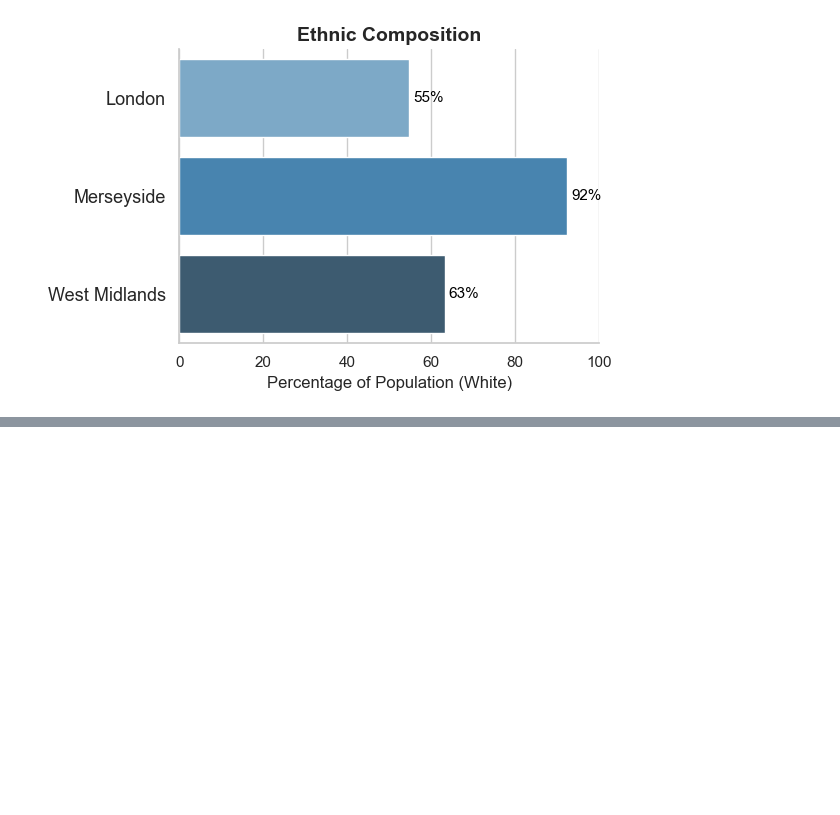
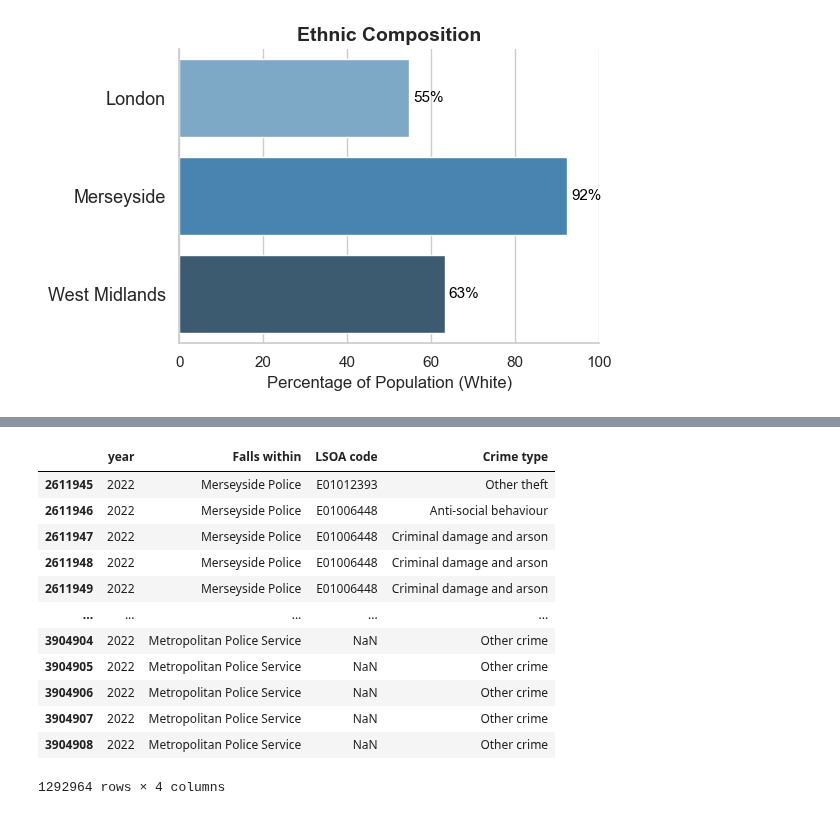
Before and after one commit to KofiBartonByfield/Dissertation, a Jupyter notebook: Code/Data Collection/pre_analysis.ipynb, the cells around one changed output, grey strips where cells are left out. Drawn from its saved outputs; the diff is of its cells as text; code cells hidden in the pictures; blank space fills up the shorter version.

```diff
--- a/Code/Data Collection/pre_analysis.ipynb
+++ b/Code/Data Collection/pre_analysis.ipynb
@@ -528,0 +607,20 @@ plt.show()
+# %%
+crime_df = crime_df[crime_df['year'] == '2022']
+crime_df = crime_df[['year', 'Falls within', 'LSOA code', 'Crime type', ]]
+crime_df['Drug Crime'] =  (crime_df['Crime type'] == 'Drugs').astype(int)
+
+crime_df
+# %% [output]
+|  | year | Falls within | LSOA code | Crime type |
+| 2611945 | 2022 | Merseyside Police | E01012393 | Other theft |
+| 2611946 | 2022 | Merseyside Police | E01006448 | Anti-social behaviour |
+| 2611947 | 2022 | Merseyside Police | E01006448 | Criminal damage and arson |
+| 2611948 | 2022 | Merseyside Police | E01006448 | Criminal damage and arson |
+| 2611949 | 2022 | Merseyside Police | E01006448 | Criminal damage and arson |
+| ... | ... | ... | ... | ... |
+| 3904904 | 2022 | Metropolitan Police Service | NaN | Other crime |
+| 3904905 | 2022 | Metropolitan Police Service | NaN | Other crime |
+| 3904906 | 2022 | Metropolitan Police Service | NaN | Other crime |
+| 3904907 | 2022 | Metropolitan Police Service | NaN | Other crime |
+| 3904908 | 2022 | Metropolitan Police Service | NaN | Other crime |
+1292964 rows × 4 columns
```
Also changed, not shown: parts of 7 cells of this notebook, 1 other file.
